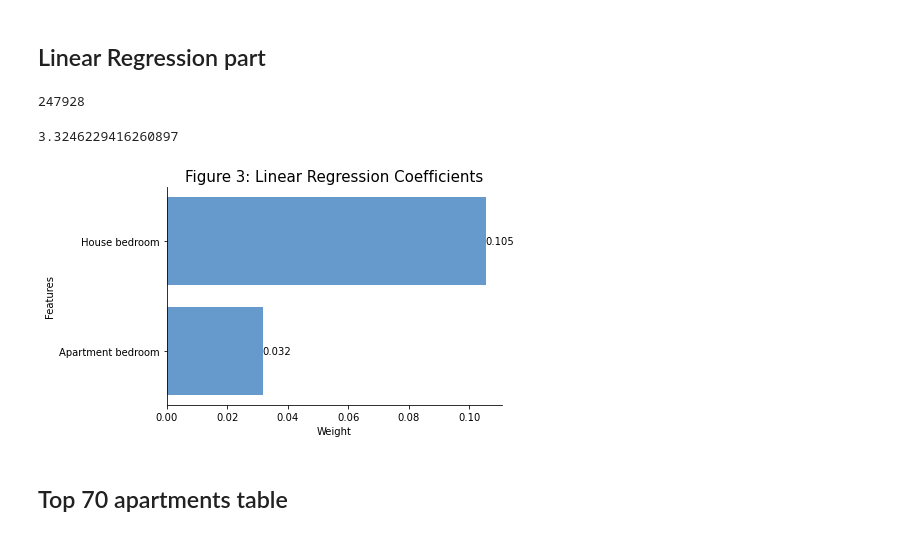
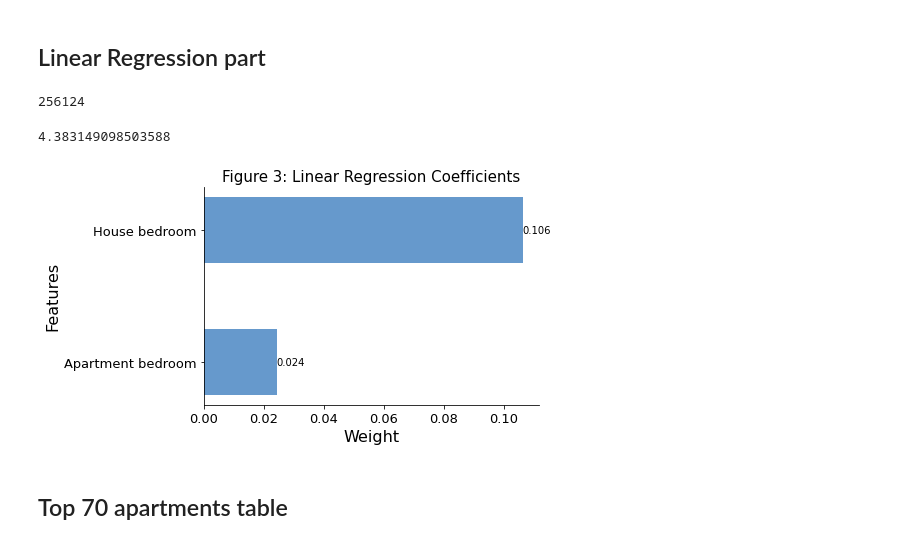
Before and after one commit to wesley0628/Internet-Access-Analysis, a Jupyter notebook: Internet_Access.ipynb, the cells around one changed output. Saved outputs shown, nothing was run; the diff lists cells and outputs as text; code cells hidden in the pictures.

Commit message:
Change bedrooms numbers for 0 bedroom apartments

```diff
--- a/Internet_Access.ipynb
+++ b/Internet_Access.ipynb
@@ -28,6 +28,24 @@ residential = df[df["PropertyClass"] == "Residential"]
 residential = residential[residential["PropertyUse"] != "Vacant"]
 residential = residential[residential["PropertyUse"] != "Other"]
 residential = residential[residential["PropertyUse"] != "Condominium-Notation"]
+residential_0_bedroom = residential[residential["Bedrooms"] == 0]
+
+residential_has_bedroom = residential[residential["Bedrooms"] != 0]
+average_bedroom = residential_has_bedroom[["PropertyUse", "Bedrooms"]]
+average_bedroom = average_bedroom.groupby("PropertyUse", as_index=False).mean()
+average_bedroom["Bedrooms"] = round(average_bedroom["Bedrooms"])
+average_bedroom["Bedrooms"] = average_bedroom["Bedrooms"].astype(int)
+dict_average = dict(zip(average_bedroom['PropertyUse'],average_bedroom['Bedrooms']))
+dict_average["3 To 7 Unit"] = 8
+residential_0_bedroom = residential_0_bedroom.dropna()
+def change_bedroom_for_0(df2):
+    return dict_average[df2["PropertyUse"]]
+
+residential_0_bedroom["Bedrooms"] = residential_0_bedroom.apply(lambda  r:change_bedroom_for_0(r), axis=1)
+residential_0_bedroom = residential_0_bedroom[~residential_0_bedroom["Address"].str.contains("CDM")]
+
+residential = pd.concat([residential_has_bedroom, residential_0_bedroom])
+
 commercial = df[df["PropertyClass"] == "Commercial"]
 commercial['Apartment'] = commercial['PropertyUse'].str.contains("Apartment")
 commercial = commercial[commercial["Apartment"] == True]
@@ -197,32 +215,33 @@ result["Apartment_bedroom"].fillna(0, inplace=True)
 result["House_bedroom"].fillna(result["BlockBedrooms"], inplace=True)
 result["BlockBedrooms"].sum()
 # %% [output]
-247928
+256124
 # %%
 xcol = ["Apartment_bedroom", "House_bedroom"]
 model1 = Pipeline([
             ("lr", LinearRegression())
         ])
 model1.fit(result[xcol], result["Total_K-12_block"])
 
 idx = [t.replace("_", " ") for t in xcol]
 fig, ax = plt.subplots()
-ax3 = ax.barh(range(len(idx)), model1["lr"].coef_, color='#6699CC')
+ax3 = ax.barh(range(len(idx)), model1["lr"].coef_, color='#6699CC', height = 0.5 )
+ax.tick_params(labelsize=13)
 for rect in ax3:
     w = rect.get_width()
     ax.text(w, rect.get_y()+rect.get_height()/2,
             "%.3f" % w, ha='left', va='center')
 ax.set_yticks(range(len(idx)))
 ax.set_yticklabels(idx)
-ax.set_xlabel("Weight")
-ax.set_ylabel("Features")
+ax.set_xlabel("Weight", fontsize=16)
+ax.set_ylabel("Features", fontsize=16)
 ax.spines["top"].set_visible(False)
 ax.spines["right"].set_visible(False)
 ax.set_title("Figure 3: Linear Regression Coefficients", fontsize=15)
 print(model1["lr"].coef_[1] / model1["lr"].coef_[0])
 # %% [output]
-3.3246229416260897
+4.383149098503588
-[figure, old version]
+[figure, new version]
 # %% [markdown]
 ## Top 70 apartments table
 # %%
```
Also changed, not shown: parts of 7 cells of this notebook.
